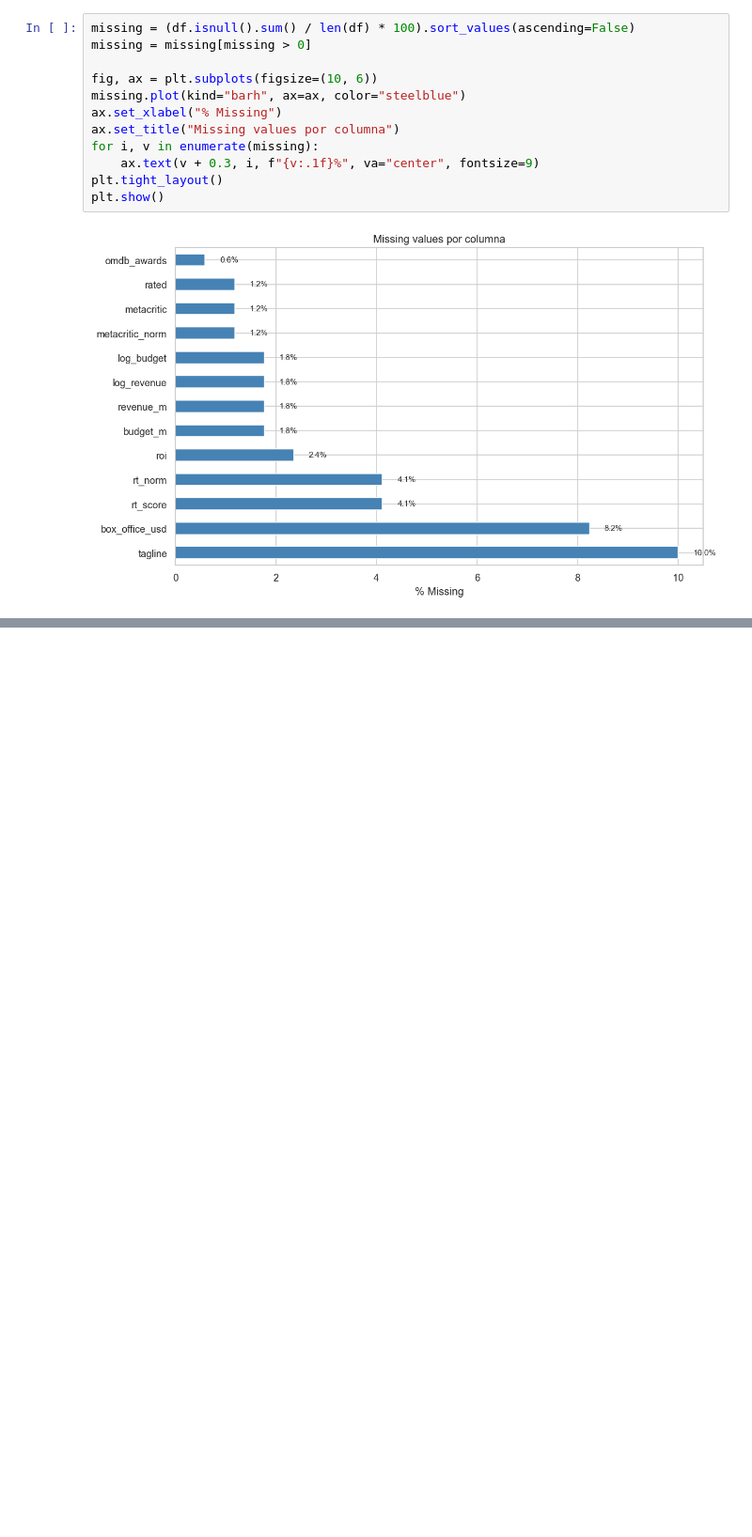
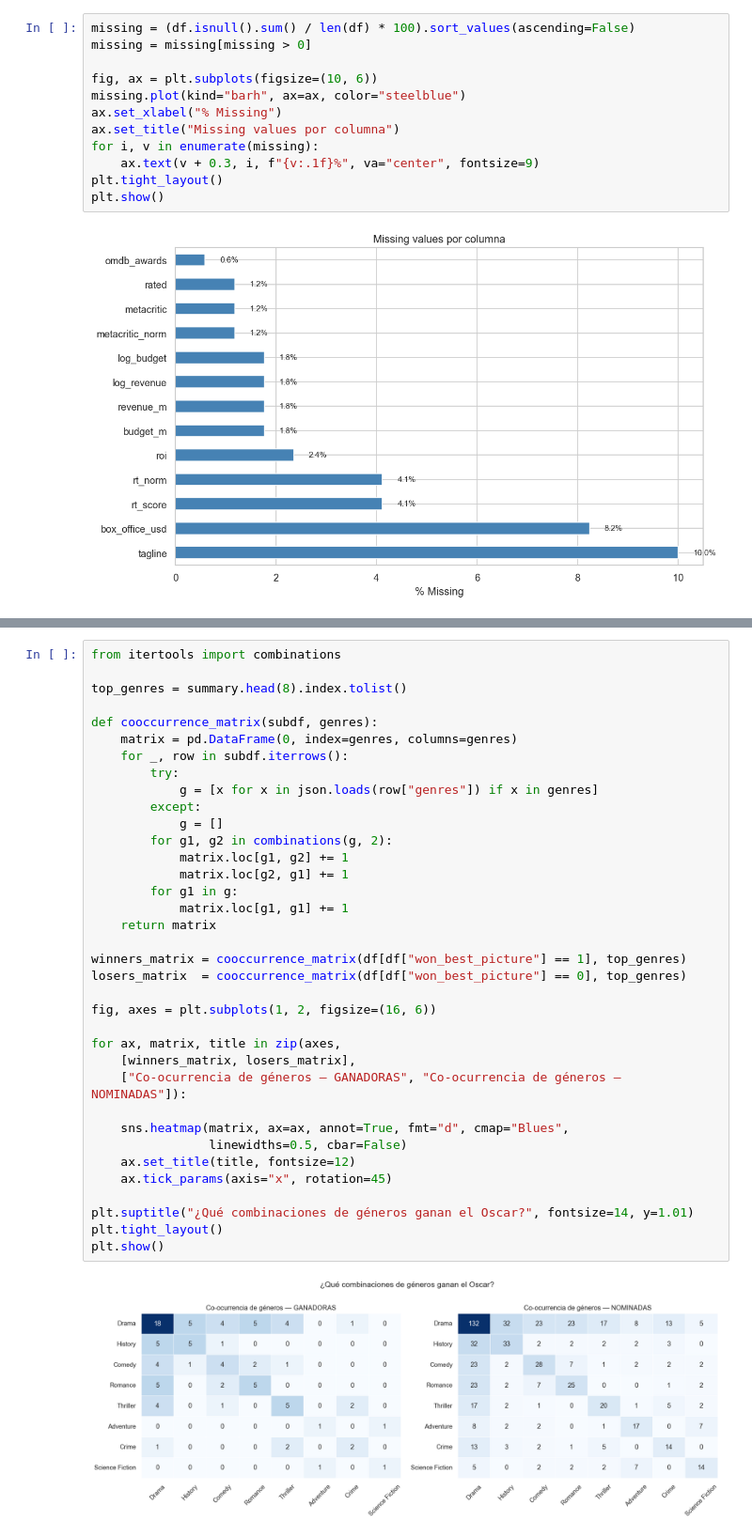
Before and after one commit to nataliamarinn/oscars, a Jupyter notebook: eda.ipynb, the cells around one changed output, grey strips where cells are left out. Shown at 94% size. Cells and saved outputs as stored; diff of their text form; blank space fills up the shorter version.

```diff
--- a/eda.ipynb
+++ b/eda.ipynb
@@ -124,0 +141,38 @@ plt.show()
+# %%
+from itertools import combinations
+
+top_genres = summary.head(8).index.tolist()
+
+def cooccurrence_matrix(subdf, genres):
+    matrix = pd.DataFrame(0, index=genres, columns=genres)
+    for _, row in subdf.iterrows():
+        try:
+            g = [x for x in json.loads(row["genres"]) if x in genres]
+        except:
+            g = []
+        for g1, g2 in combinations(g, 2):
+            matrix.loc[g1, g2] += 1
+            matrix.loc[g2, g1] += 1
+        for g1 in g:
+            matrix.loc[g1, g1] += 1
+    return matrix
+
+winners_matrix = cooccurrence_matrix(df[df["won_best_picture"] == 1], top_genres)
+losers_matrix  = cooccurrence_matrix(df[df["won_best_picture"] == 0], top_genres)
+
+fig, axes = plt.subplots(1, 2, figsize=(16, 6))
+
+for ax, matrix, title in zip(axes,
+    [winners_matrix, losers_matrix],
+    ["Co-ocurrencia de géneros — GANADORAS", "Co-ocurrencia de géneros — NOMINADAS"]):
+
+    sns.heatmap(matrix, ax=ax, annot=True, fmt="d", cmap="Blues",
+                linewidths=0.5, cbar=False)
+    ax.set_title(title, fontsize=12)
+    ax.tick_params(axis="x", rotation=45)
+
+plt.suptitle("¿Qué combinaciones de géneros ganan el Oscar?", fontsize=14, y=1.01)
+plt.tight_layout()
+plt.show()
+# %% [output]
+[figure, added]
```
Also changed, not shown: parts of 19 cells of this notebook.
